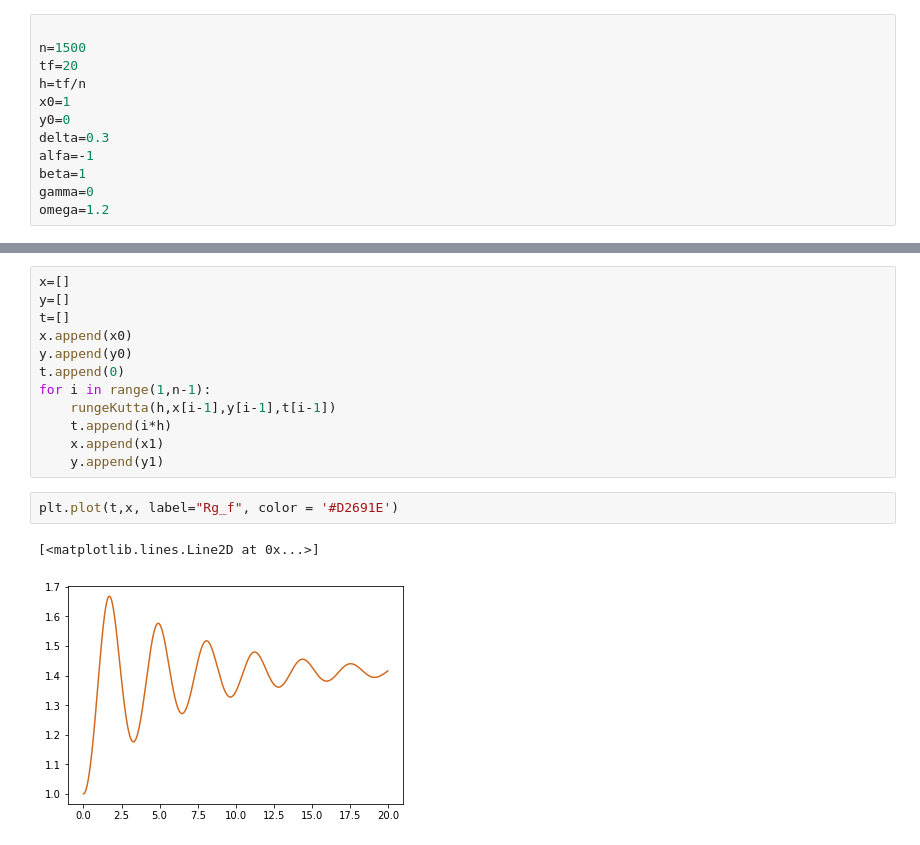
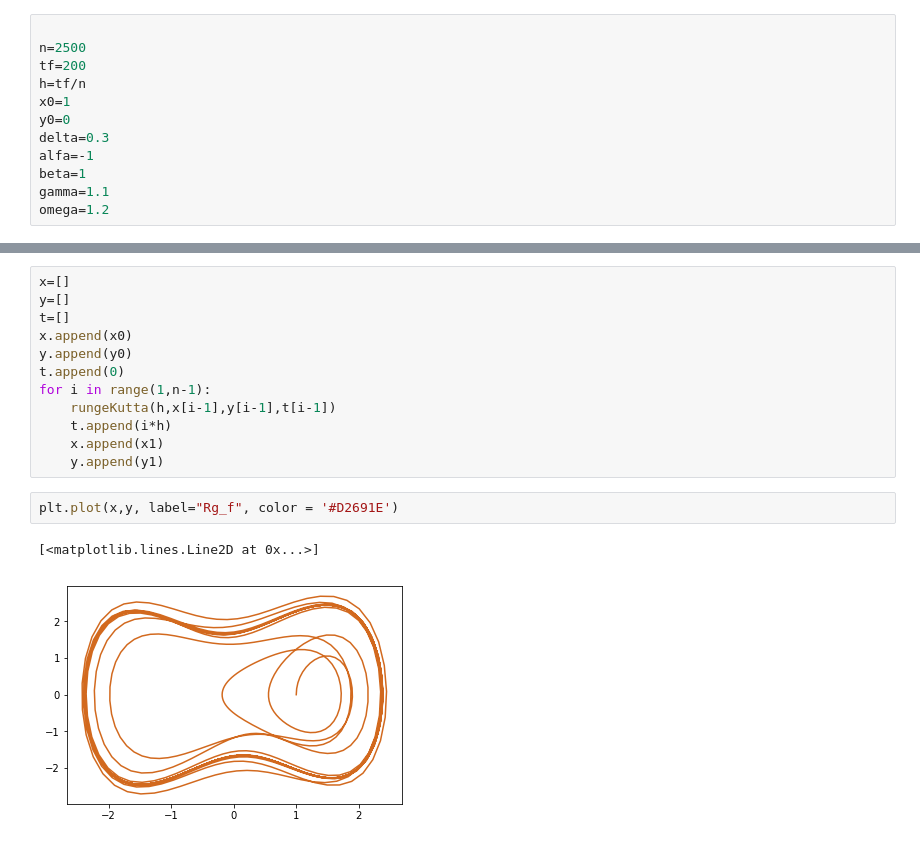
Before and after one commit to Jcons17/F-sica-computacional-, a Jupyter notebook: actividad11/actividad11.ipynb, the cells around one changed output, grey strips where cells are left out. Drawn from its saved outputs; the diff is of its cells as text.

```diff
--- a/actividad11/actividad11.ipynb
+++ b/actividad11/actividad11.ipynb
@@ -8,15 +8,15 @@ from scipy.integrate import ode
 import pandas as pd
 # %%
 
-n=1500
-tf=20
+n=2500
+tf=200
 h=tf/n
 x0=1
 y0=0
 delta=0.3
 alfa=-1
 beta=1
-gamma=0
+gamma=1.1
 omega=1.2
 # %%
 def funcion(x, y,t):
@@ -48,7 +48,7 @@ for i in range(1,n-1):
     x.append(x1)
     y.append(y1)
 # %%
-plt.plot(t,x, label="Rg_f", color = '#D2691E')
+plt.plot(x,y, label="Rg_f", color = '#D2691E')
 # %% [output]
 [<matplotlib.lines.Line2D at 0x...>]
-[figure, old version]
+[figure, new version]
```
